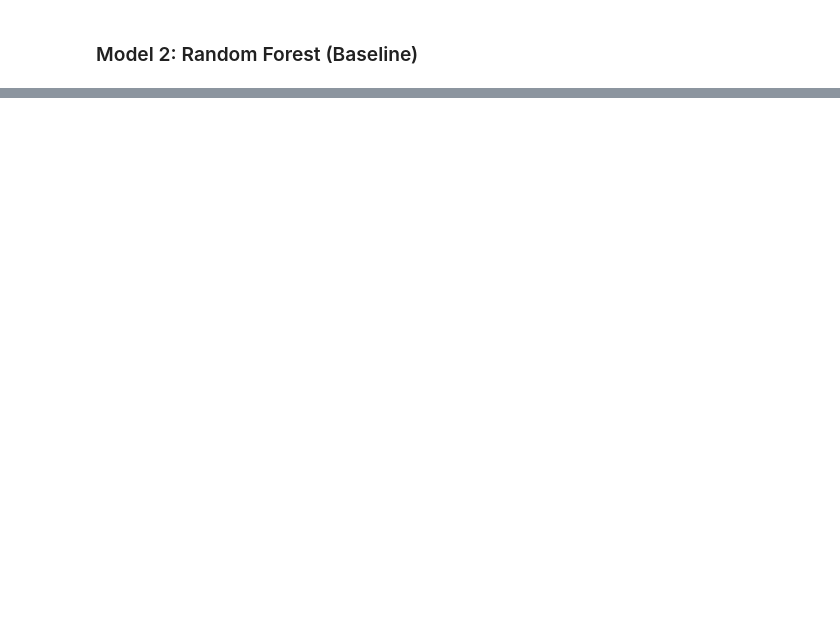
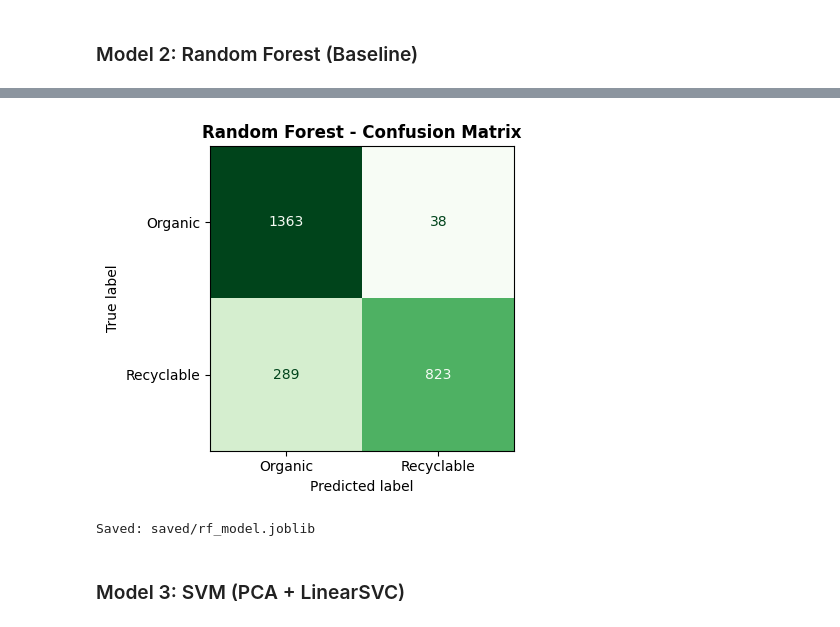
Before and after one commit to jasonk55/BinVision, a Jupyter notebook: BinVision.ipynb, the cells around one changed output, grey strips where cells are left out. Drawn from its saved outputs; the diff is of its cells as text; code cells hidden in the pictures; blank space fills up the shorter version.

```diff
--- a/BinVision.ipynb
+++ b/BinVision.ipynb
@@ -316,9 +360,18 @@ print(classification_report(y_test_flat, y_pred_rf, target_names=['Organic', 'Re
 # %%
 fig, ax = plt.subplots(figsize=(5, 4))
 cm = confusion_matrix(y_test_flat, y_pred_rf)
 disp = ConfusionMatrixDisplay(cm, display_labels=['Organic', 'Recyclable'])
 disp.plot(ax=ax, colorbar=False, cmap='Greens')
-ax.set_title('Random Forest – Confusion Matrix', fontweight='bold')
+ax.set_title('Random Forest - Confusion Matrix', fontweight='bold')
 plt.tight_layout()
 plt.savefig('cm_random_forest.png', dpi=150, bbox_inches='tight')
 plt.show()
+# %% [output]
+[figure, added]
+# %%
+joblib.dump(rf_model, 'saved/rf_model.joblib')
+print('Saved: saved/rf_model.joblib')
+# %% [output]
+Saved: saved/rf_model.joblib
+# %% [markdown]
+### Model 3: SVM (PCA + LinearSVC)
```
Also changed, not shown: parts of 24 cells of this notebook.
